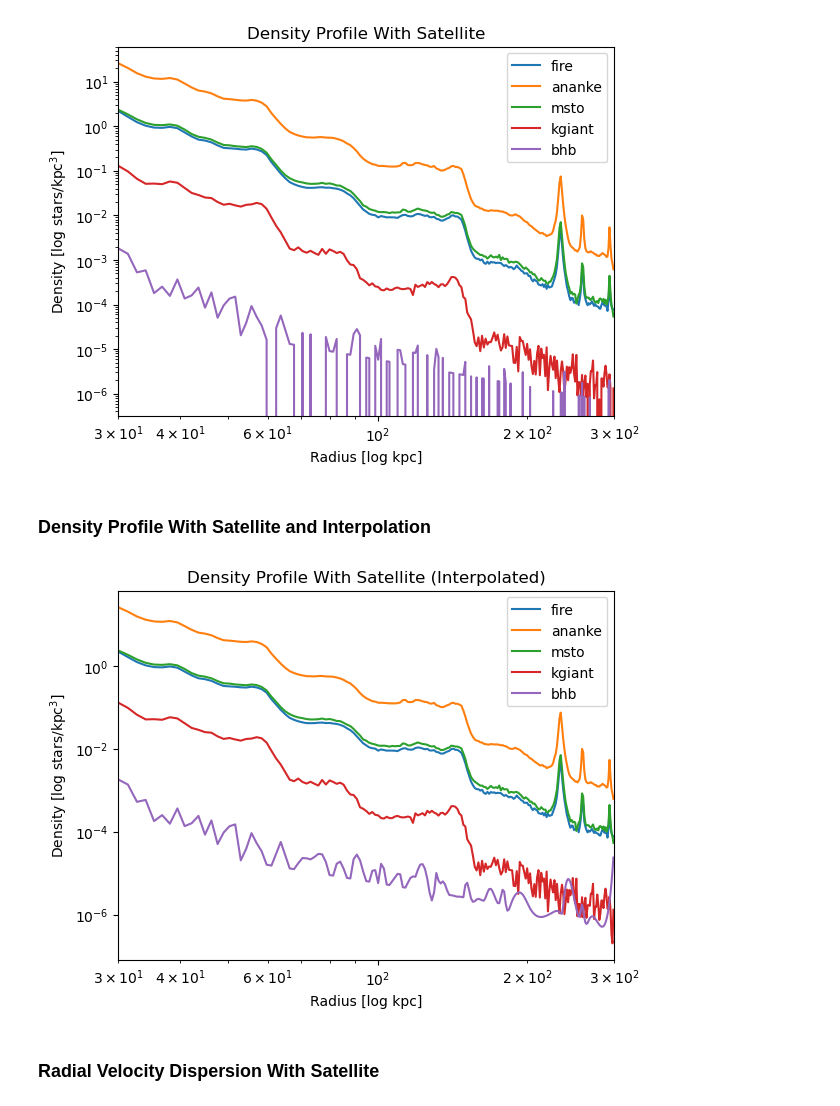
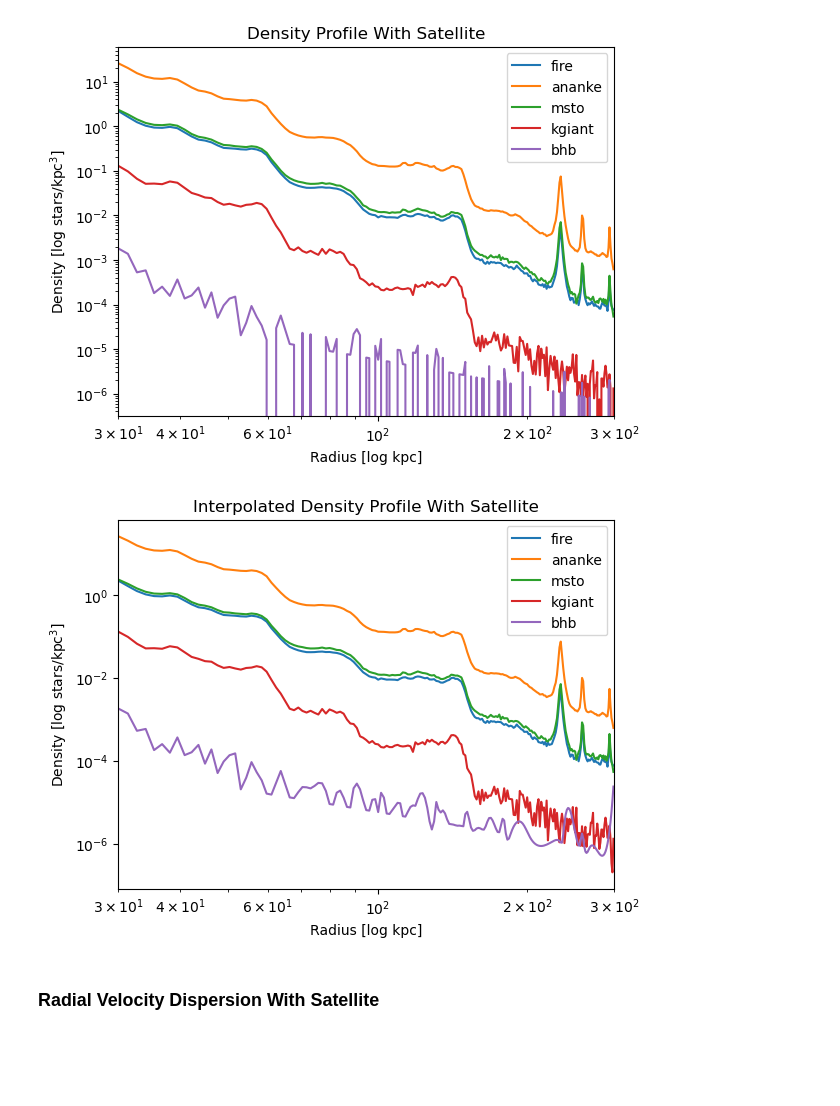
Before and after one commit to aeden2019/rubin_mw_mocks, a Jupyter notebook: src/analysis/Plots.ipynb, the cells around one changed output. Drawn from its saved outputs; the diff is of its cells as text; code cells hidden in the pictures; blank space fills up the shorter version.

```diff
--- a/src/analysis/Plots.ipynb
+++ b/src/analysis/Plots.ipynb
@@ -390,8 +390,6 @@ plt.title('Density Profile With Satellite')
 plt.show()
 # %% [output]
 [figure]
-# %% [markdown]
-### Density Profile With Satellite and Interpolation
 # %%
 from scipy.interpolate import CubicSpline
 
@@ -413,26 +411,26 @@ def interpolate_density(x, y):
 # %%
 # Apply interpolation to each dataset
 fire_x_interp, fire_y_interp = interpolate_density(fireEdges[:-1], fireDensity)
 ananke_x_interp, ananke_y_interp = interpolate_density(anankeEdges[:-1], anankeDensity)
 msto_x_interp, msto_y_interp = interpolate_density(mstoEdges[:-1], mstoDensity)
 kgiant_x_interp, kgiant_y_interp = interpolate_density(kgiantEdges[:-1], kgiantDensity)
 bhb_x_interp, bhb_y_interp = interpolate_density(bhbEdges[:-1], bhbDensity)
 
 # Plot the density profile with interpolated values
 fig, ax = plt.subplots()
 ax.loglog(fire_x_interp, fire_y_interp, label='fire')
 ax.loglog(ananke_x_interp, ananke_y_interp, label='ananke')
 ax.loglog(msto_x_interp, msto_y_interp, label='msto')
 ax.loglog(kgiant_x_interp, kgiant_y_interp, label='kgiant')
 ax.loglog(bhb_x_interp, bhb_y_interp, label='bhb')
 ax.set_xlabel('Radius [log kpc]')
 ax.set_ylabel('Density [log stars/kpc$^3$]')
 ax.set_xlim(rmin, rmax)
 ax.legend()
-plt.title('Density Profile With Satellite (Interpolated)')
+plt.title('Interpolated Density Profile With Satellite')
 plt.show()
 # %% [output]
-[figure, old version]
+[figure, new version]
 # %% [markdown]
 ### Radial Velocity Dispersion With Satellite
 # %%
```
Also changed, not shown: parts of 12 cells of this notebook.
